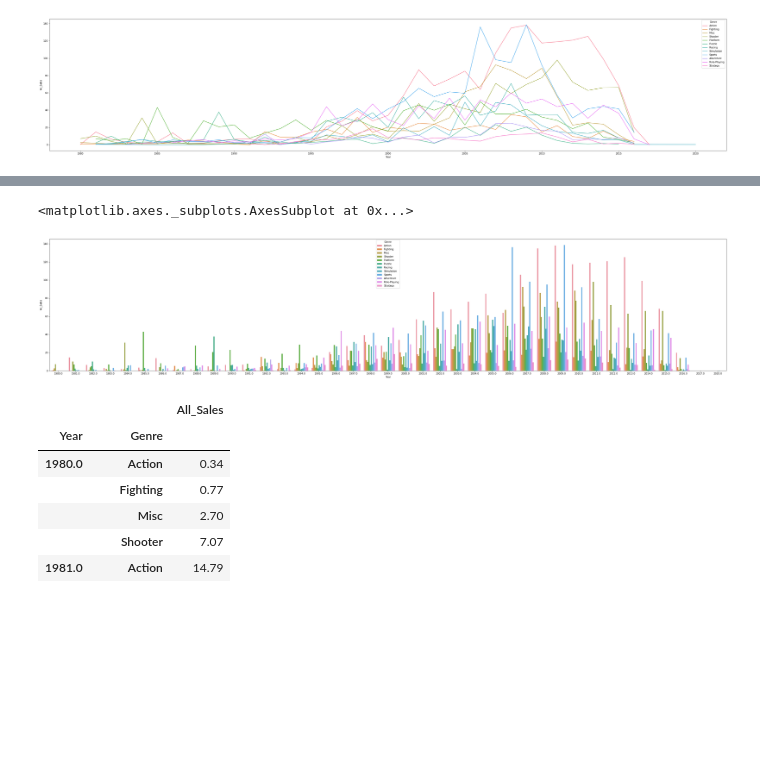
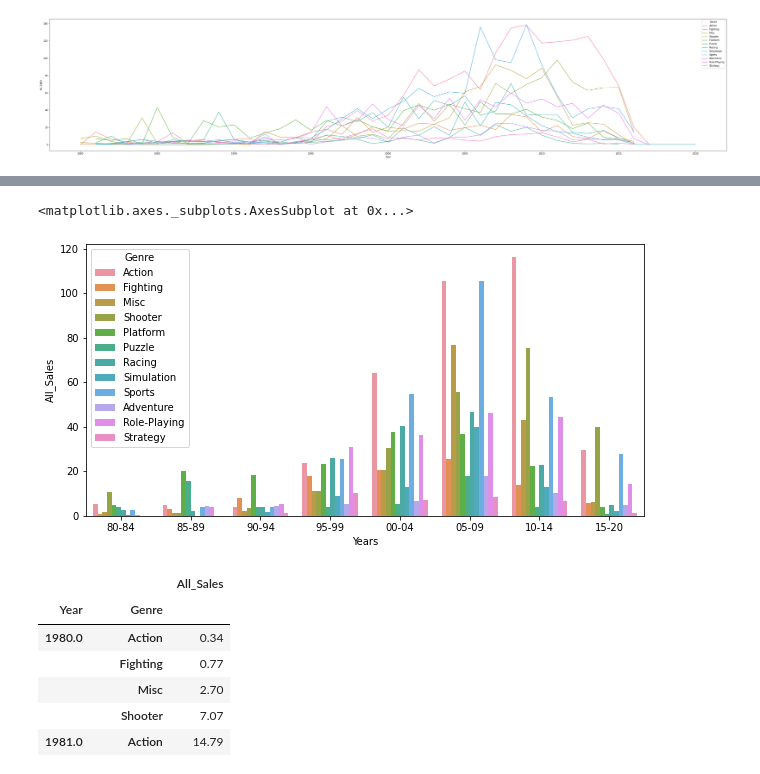
Before and after one commit to okok7272/CodeStatesProject, a Jupyter notebook: Section1/Project1_game_trends.ipynb, the cells around one changed output, grey strips where cells are left out. Saved outputs shown, nothing was run; the diff lists cells and outputs as text; code cells hidden in the pictures; blank space fills up the shorter version.

```diff
--- a/Section1/Project1_game_trends.ipynb
+++ b/Section1/Project1_game_trends.ipynb
@@ -435,0 +438,20 @@ sns.lineplot(x='Year',y='All_Sales',data=games_year,hue='Genre')
+# %%
+def find_5Year(Years):
+  if Years>= 1980.0 and Years < 1985.0:
+    return '80-84'
+  elif Years>= 1985.0 and Years <1990.0:
+    return '85-89'
+  elif Years>= 1990.0 and Years <1995.0:
+    return '90-94'
+  elif Years>= 1995.0 and Years <2000.0:
+    return '95-99'
+  elif Years>= 2000.0 and Years <2005.0:
+    return '00-04'
+  elif Years>= 2005.0 and Years <2010.0:
+    return '05-09'
+  elif Years>= 2010.0 and Years <2015.0:
+    return '10-14'
+  else:
+    return '15-20'
+
+games_year['Years']= [find_5Year(e) for e in games_year.Year]
@@ -436,10 +464,10 @@ sns.lineplot(x='Year',y='All_Sales',data=games_year,hue='Genre')
 # %%
-plt.figure(figsize=(50,10))
+plt.figure(figsize=(10,5))
 #plt.xticks(rotation=45)
-sns.barplot(x='Year',y='All_Sales',data=games_year,hue='Genre')
+sns.barplot(x='Years',y='All_Sales',data=games_year,hue='Genre', ci=False)
 # %% [output]
 <matplotlib.axes._subplots.AxesSubplot at 0x...>
-[figure, old version]
+[figure, new version]
 # %%
 games_year2=game_all.groupby(['Year','Genre']).sum()
 games_year2.drop(columns=["NA_Sales","EU_Sales","JP_Sales","Other_Sales"],axis=1)
```
Also changed, not shown: parts of 3 cells of this notebook.
